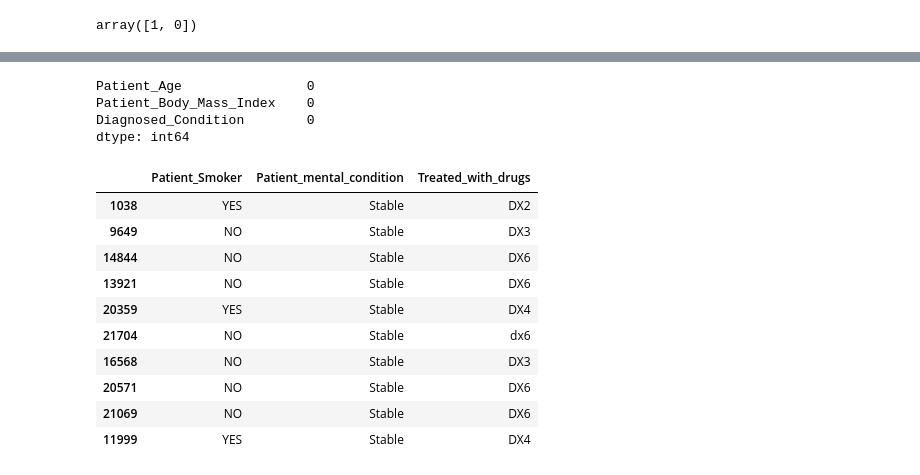
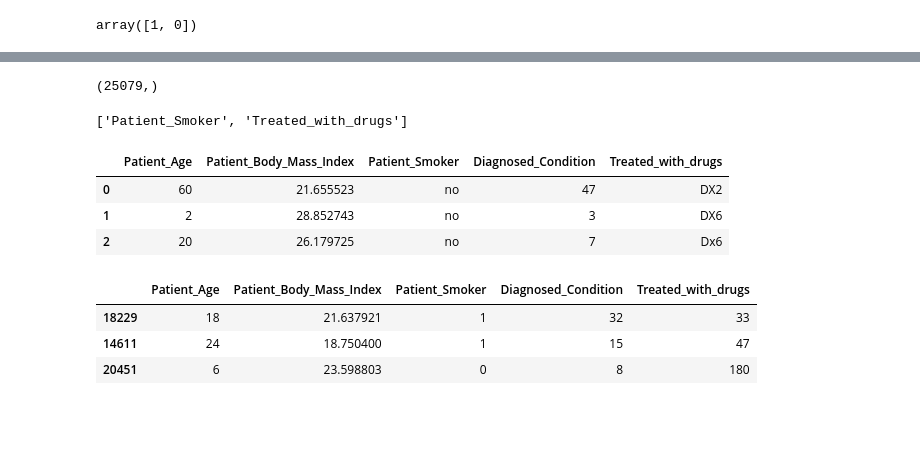
Before and after one commit to lucifertrj/100DaysOfML, a Jupyter notebook: Day14: Logistic Regression/Logistic_Regression.ipynb, the cells around one changed output, grey strips where cells are left out. Cells and saved outputs as stored; diff of their text form; code cells hidden in the pictures; blank space fills up the shorter version.

Commit message:
Data augmentation notebook

```diff
--- a/Day14: Logistic Regression/Logistic_Regression.ipynb
+++ b/Day14: Logistic Regression/Logistic_Regression.ipynb
@@ -55,7 +57,17 @@ plt.show()
 # %% [markdown]
 I have already performed EDA on this dataset. But you guys can open a pull request, the EDA with best analysis will be merged
 # %%
-features = ["Patient_Age","Patient_Body_Mass_Index","Patient_Smoker","Diagnosed_Condition","Patient_mental_condition","Treated_with_drugs"]
+features = ["Patient_Age","Patient_Body_Mass_Index","Patient_Smoker","Diagnosed_Condition","Treated_with_drugs"]
+# %%
+def clean_smoker_duplicate(word):
+    if word.lower().startswith('n'):
+        return "no"
+    elif word.lower().startswith('y'):
+        return "yes"
+    else:
+        return "null"
+
+train_data['Patient_Smoker'] = train_data['Patient_Smoker'].apply(lambda word:clean_smoker_duplicate(word))
 # %%
 X = train_data[features]
 Y = train_data['Survived_1_year']
@@ -116,24 +123,31 @@ for col in X.columns:
         categorical.append(col)
     else:
         numerical.append(col)
-# %%
-X[numerical].isnull().sum()
-# %% [output]
-Patient_Age                0
-Patient_Body_Mass_Index    0
-Diagnosed_Condition        0
-dtype: int64
+# %%
+Y.shape
+# %% [output]
+(25079,)
+# %%
+categorical
+# %% [output]
+['Patient_Smoker', 'Treated_with_drugs']
+# %%
+X.head(3)
+# %% [output]
+|  | Patient_Age | Patient_Body_Mass_Index | Patient_Smoker | Diagnosed_Condition | Treated_with_drugs |
+| 0 | 60 | 21.655523 | no | 47 | DX2 |
+| 1 | 2 | 28.852743 | no | 3 | DX6 |
+| 2 | 20 | 26.179725 | no | 7 | Dx6 |
+# %%
+from sklearn.preprocessing import LabelEncoder
+
+enco = LabelEncoder()
+for col in categorical:
+    X[col] = enco.fit_transform(X[col])
 # %%
-X[categorical].sample(10)
+X.sample(3)
 # %% [output]
-|  | Patient_Smoker | Patient_mental_condition | Treated_with_drugs |
-| 1038 | YES | Stable | DX2 |
-| 9649 | NO | Stable | DX3 |
-| 14844 | NO | Stable | DX6 |
-| 13921 | NO | Stable | DX6 |
-| 20359 | YES | Stable | DX4 |
-| 21704 | NO | Stable | dx6 |
-| 16568 | NO | Stable | DX3 |
-| 20571 | NO | Stable | DX6 |
-| 21069 | NO | Stable | DX6 |
-| 11999 | YES | Stable | DX4 |
+|  | Patient_Age | Patient_Body_Mass_Index | Patient_Smoker | Diagnosed_Condition | Treated_with_drugs |
+| 18229 | 18 | 21.637921 | 1 | 32 | 33 |
+| 14611 | 24 | 18.750400 | 1 | 15 | 47 |
+| 20451 | 6 | 23.598803 | 0 | 8 | 180 |
```
Also changed, not shown: parts of 31 cells of this notebook, 10 other files.
